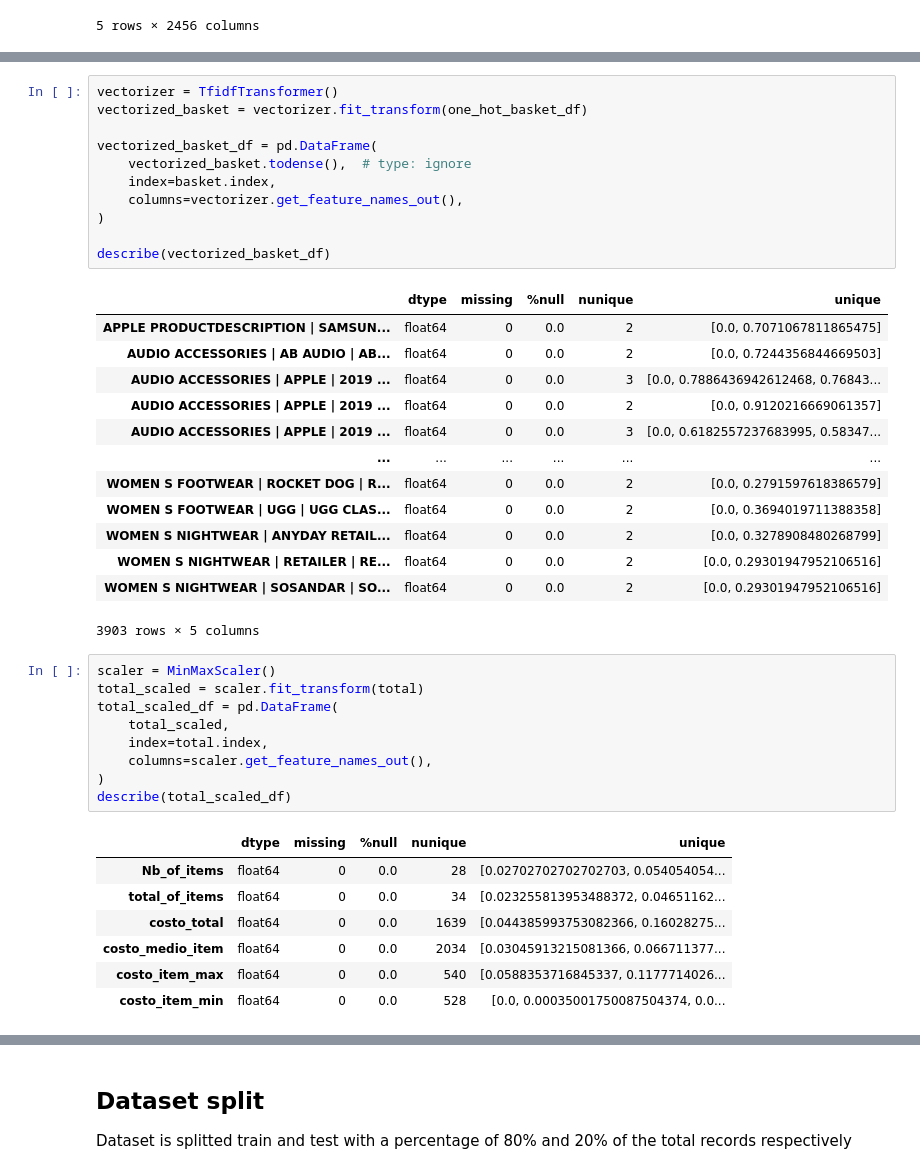
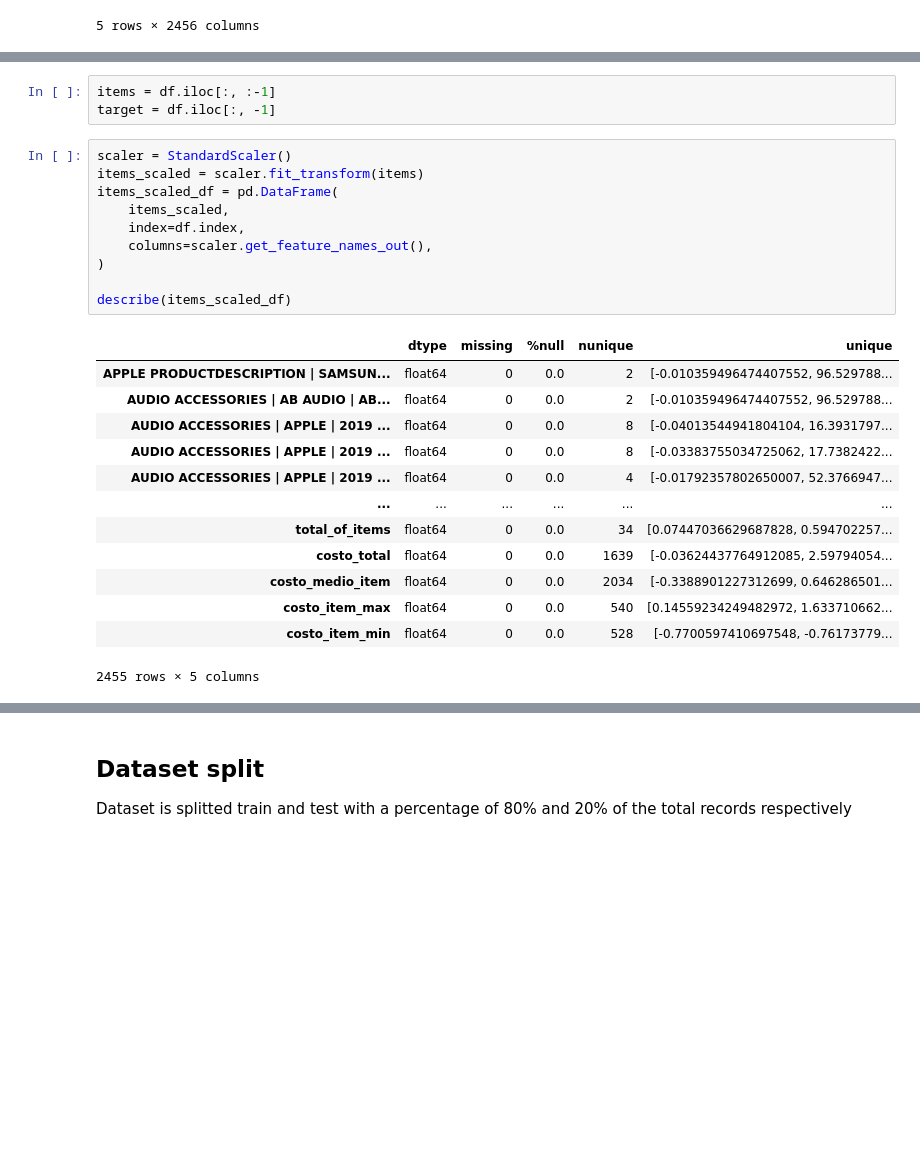
Before and after one commit to jmanuelc87/bourbaki-track-ciencia-datos, a Jupyter notebook: working-analyst/exams/niche-fraudsters.ipynb, the cells around one changed output, grey strips where cells are left out. Drawn from its saved outputs; the diff is of its cells as text; blank space fills up the shorter version.

```diff
--- a/working-analyst/exams/niche-fraudsters.ipynb
+++ b/working-analyst/exams/niche-fraudsters.ipynb
@@ -134,42 +169,27 @@ describe(one_hot_basket_df)
-# %%
-vectorizer = TfidfTransformer()
-vectorized_basket = vectorizer.fit_transform(one_hot_basket_df)
-
-vectorized_basket_df = pd.DataFrame(
-    vectorized_basket.todense(),  # type: ignore
-    index=basket.index,
-    columns=vectorizer.get_feature_names_out(),
-)
-
-describe(vectorized_basket_df)
-# %% [output]
-|  | dtype | missing | %null | nunique | unique |
-| APPLE PRODUCTDESCRIPTION | SAMSUN... | float64 | 0 | 0.0 | 2 | [0.0, 0.7071067811865475] |
-| AUDIO ACCESSORIES | AB AUDIO | AB... | float64 | 0 | 0.0 | 2 | [0.0, 0.7244356844669503] |
-| AUDIO ACCESSORIES | APPLE | 2019 ... | float64 | 0 | 0.0 | 3 | [0.0, 0.7886436942612468, 0.76843... |
-| AUDIO ACCESSORIES | APPLE | 2019 ... | float64 | 0 | 0.0 | 2 | [0.0, 0.9120216669061357] |
-| AUDIO ACCESSORIES | APPLE | 2019 ... | float64 | 0 | 0.0 | 3 | [0.0, 0.6182557237683995, 0.58347... |
-| ... | ... | ... | ... | ... | ... |
-| WOMEN S FOOTWEAR | ROCKET DOG | R... | float64 | 0 | 0.0 | 2 | [0.0, 0.2791597618386579] |
-| WOMEN S FOOTWEAR | UGG | UGG CLAS... | float64 | 0 | 0.0 | 2 | [0.0, 0.3694019711388358] |
-| WOMEN S NIGHTWEAR | ANYDAY RETAIL... | float64 | 0 | 0.0 | 2 | [0.0, 0.3278908480268799] |
-| WOMEN S NIGHTWEAR | RETAILER | RE... | float64 | 0 | 0.0 | 2 | [0.0, 0.29301947952106516] |
-| WOMEN S NIGHTWEAR | SOSANDAR | SO... | float64 | 0 | 0.0 | 2 | [0.0, 0.29301947952106516] |
-3903 rows × 5 columns
+# %%
+items = df.iloc[:, :-1]
+target = df.iloc[:, -1]
 # %%
-scaler = MinMaxScaler()
-total_scaled = scaler.fit_transform(total)
-total_scaled_df = pd.DataFrame(
-    total_scaled,
-    index=total.index,
+scaler = StandardScaler()
+items_scaled = scaler.fit_transform(items)
+items_scaled_df = pd.DataFrame(
+    items_scaled,
+    index=df.index,
     columns=scaler.get_feature_names_out(),
 )
-describe(total_scaled_df)
+
+describe(items_scaled_df)
 # %% [output]
 |  | dtype | missing | %null | nunique | unique |
-| Nb_of_items | float64 | 0 | 0.0 | 28 | [0.02702702702702703, 0.054054054... |
-| total_of_items | float64 | 0 | 0.0 | 34 | [0.023255813953488372, 0.04651162... |
-| costo_total | float64 | 0 | 0.0 | 1639 | [0.044385993753082366, 0.16028275... |
-| costo_medio_item | float64 | 0 | 0.0 | 2034 | [0.03045913215081366, 0.066711377... |
-| costo_item_max | float64 | 0 | 0.0 | 540 | [0.0588353716845337, 0.1177714026... |
-| costo_item_min | float64 | 0 | 0.0 | 528 | [0.0, 0.00035001750087504374, 0.0... |
+| APPLE PRODUCTDESCRIPTION | SAMSUN... | float64 | 0 | 0.0 | 2 | [-0.010359496474407552, 96.529788... |
+| AUDIO ACCESSORIES | AB AUDIO | AB... | float64 | 0 | 0.0 | 2 | [-0.010359496474407552, 96.529788... |
+| AUDIO ACCESSORIES | APPLE | 2019 ... | float64 | 0 | 0.0 | 8 | [-0.04013544941804104, 16.3931797... |
+| AUDIO ACCESSORIES | APPLE | 2019 ... | float64 | 0 | 0.0 | 8 | [-0.03383755034725062, 17.7382422... |
+| AUDIO ACCESSORIES | APPLE | 2019 ... | float64 | 0 | 0.0 | 4 | [-0.01792357802650007, 52.3766947... |
+| ... | ... | ... | ... | ... | ... |
+| total_of_items | float64 | 0 | 0.0 | 34 | [0.07447036629687828, 0.594702257... |
+| costo_total | float64 | 0 | 0.0 | 1639 | [-0.03624437764912085, 2.59794054... |
+| costo_medio_item | float64 | 0 | 0.0 | 2034 | [-0.3388901227312699, 0.646286501... |
+| costo_item_max | float64 | 0 | 0.0 | 540 | [0.14559234249482972, 1.633710662... |
+| costo_item_min | float64 | 0 | 0.0 | 528 | [-0.7700597410697548, -0.76173779... |
+2455 rows × 5 columns
```
Also changed, not shown: parts of 39 cells of this notebook.
